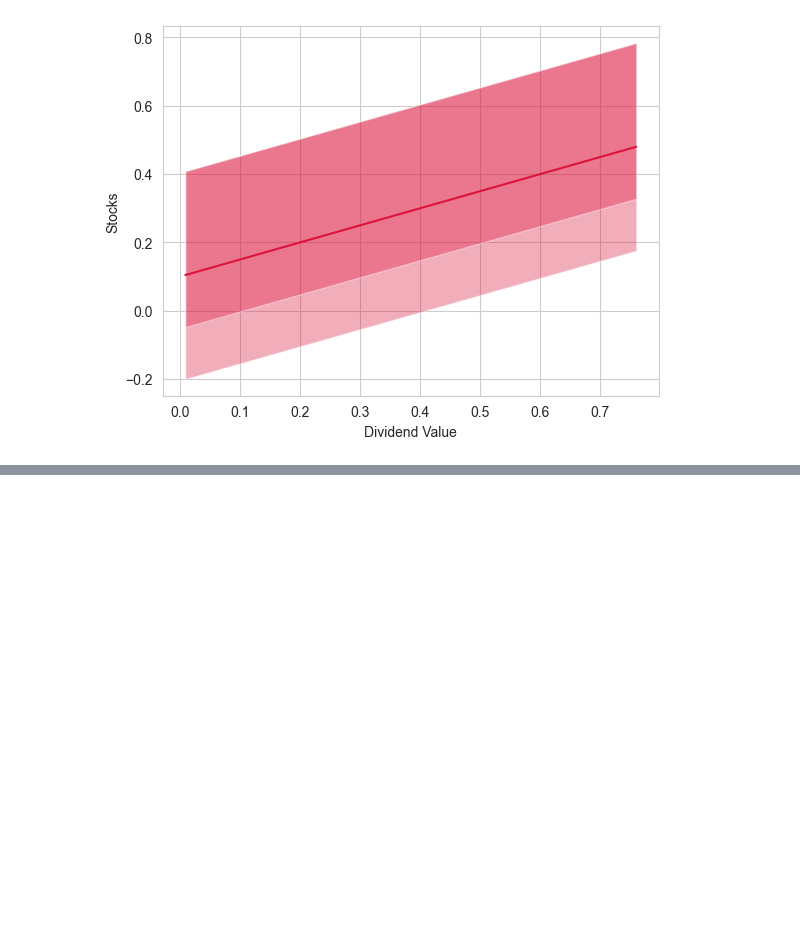
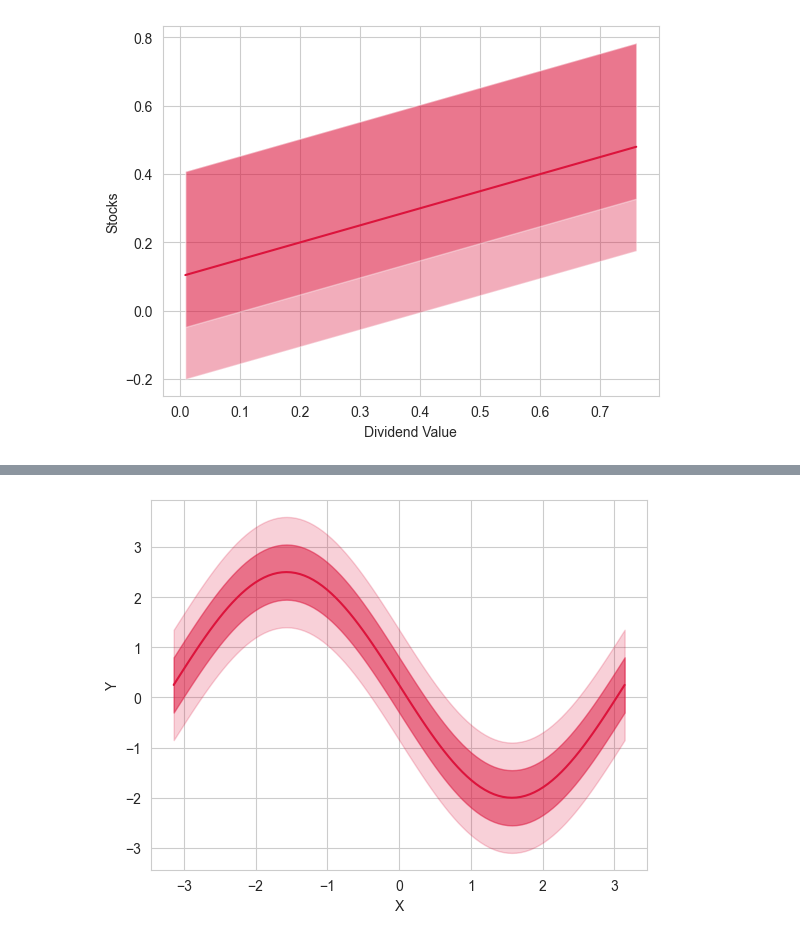
Before and after one commit to gmkumar1988/Data-Analytics-Projects, a Jupyter notebook: Linear_Model_Finance_Mastercard.ipynb, the cells around one changed output, grey strips where cells are left out. Cells and saved outputs as stored; diff of their text form; code cells hidden in the pictures; blank space fills up the shorter version.

```diff
--- a/Linear_Model_Finance_Mastercard.ipynb
+++ b/Linear_Model_Finance_Mastercard.ipynb
@@ -144,0 +320,3 @@ plt.show()
+# %%
+df_mastercard_new['obs_lwr_95'] = df_mastercard_new.trend - 2* my_sigma
+df_mastercard_new['obs_upr_95'] = df_mastercard_new.trend + 2* my_sigma
@@ -144,0 +339,18 @@ plt.show()
+# %%
+fig, ax = plt.subplots()
+
+### True Trend
+ax.plot(df_mastercard_new.x, df_mastercard_new.trend, color = 'crimson', linewidth = 1.5)
+
+### Variation around the trend -2 sigma interval
+ax.fill_between(df_mastercard_new.x, df_mastercard_new.obs_lwr_95, df_mastercard_new.obs_upr_95, color = 'crimson', alpha = 0.2)
+
+### Variation around the trend - 1 sigma interval
+ax.fill_between(df_mastercard_new.x, df_mastercard_new.obs_lwr_68, df_mastercard_new.obs_upr_68, color = 'crimson', alpha = 0.5)
+
+### Plot the data
+ax.set_xlabel('X')
+ax.set_ylabel('Y')
+plt.show()
+# %% [output]
+[figure, added]
```
Also changed, not shown: parts of 32 cells of this notebook.
